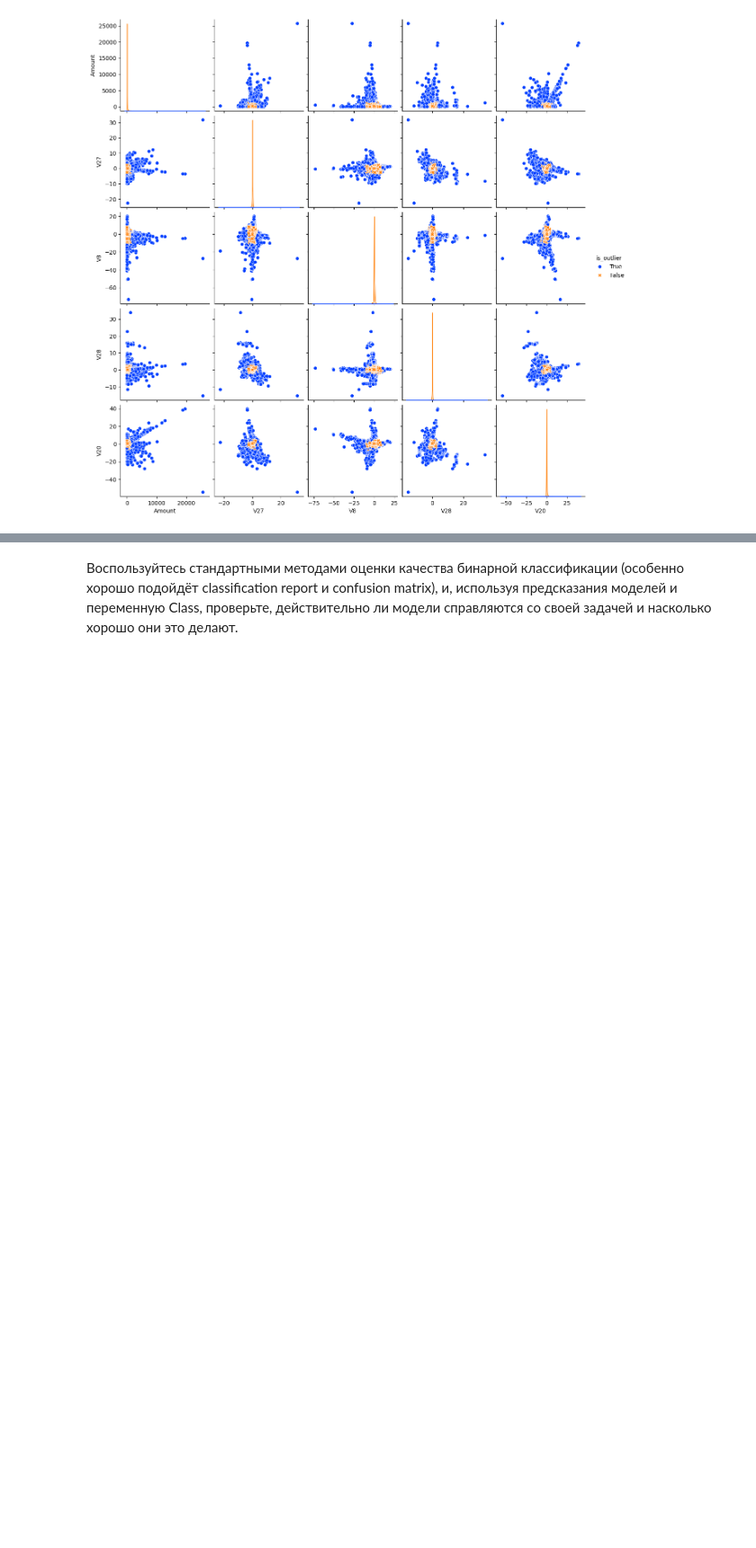
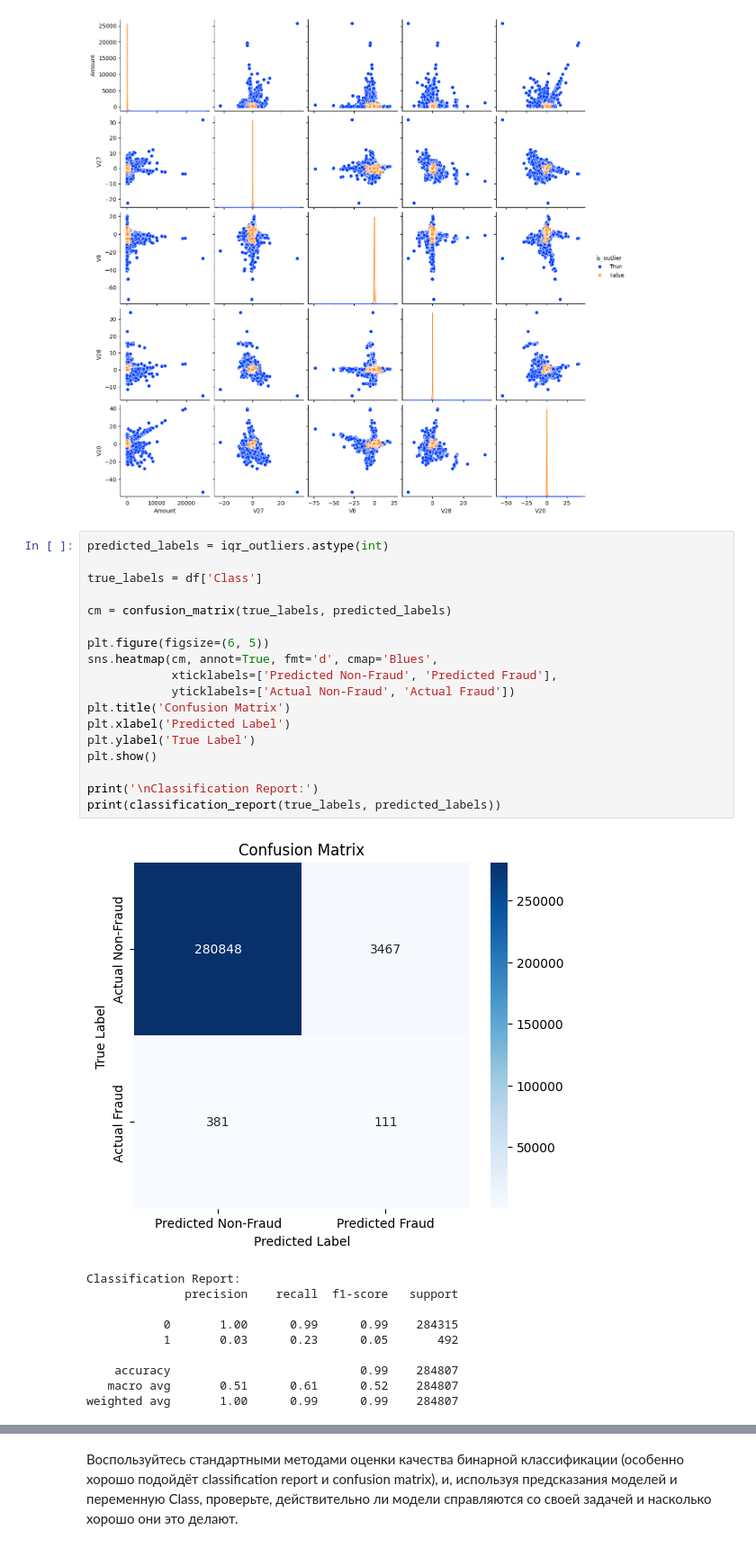
Before and after one commit to Evans-Sense/pet, a Jupyter notebook: Hometask_3_MLPro2025.ipynb, the cells around one changed output, grey strips where cells are left out. Shown at 90% size. Saved outputs shown, nothing was run; the diff lists cells and outputs as text; blank space fills up the shorter version.

```diff
--- a/Hometask_3_MLPro2025.ipynb
+++ b/Hometask_3_MLPro2025.ipynb
@@ -348,3 +348,32 @@ sns.pairplot(data=labeled_data, vars=high_corr,
              markers=['X', 'o'], palette='bright');
 # %% [output]
 [figure]
+# %%
+predicted_labels = iqr_outliers.astype(int)
+
+true_labels = df['Class']
+
+cm = confusion_matrix(true_labels, predicted_labels)
+
+plt.figure(figsize=(6, 5))
+sns.heatmap(cm, annot=True, fmt='d', cmap='Blues',
+            xticklabels=['Predicted Non-Fraud', 'Predicted Fraud'],
+            yticklabels=['Actual Non-Fraud', 'Actual Fraud'])
+plt.title('Confusion Matrix')
+plt.xlabel('Predicted Label')
+plt.ylabel('True Label')
+plt.show()
+
+print('\nClassification Report:')
+print(classification_report(true_labels, predicted_labels))
+# %% [output]
+[figure, added]
+Classification Report:
+              precision    recall  f1-score   support
+
+           0       1.00      0.99      0.99    284315
+           1       0.03      0.23      0.05       492
+
+    accuracy                           0.99    284807
+   macro avg       0.51      0.61      0.52    284807
+weighted avg       1.00      0.99      0.99    284807
```
Also changed, not shown: parts of 6 cells of this notebook.
